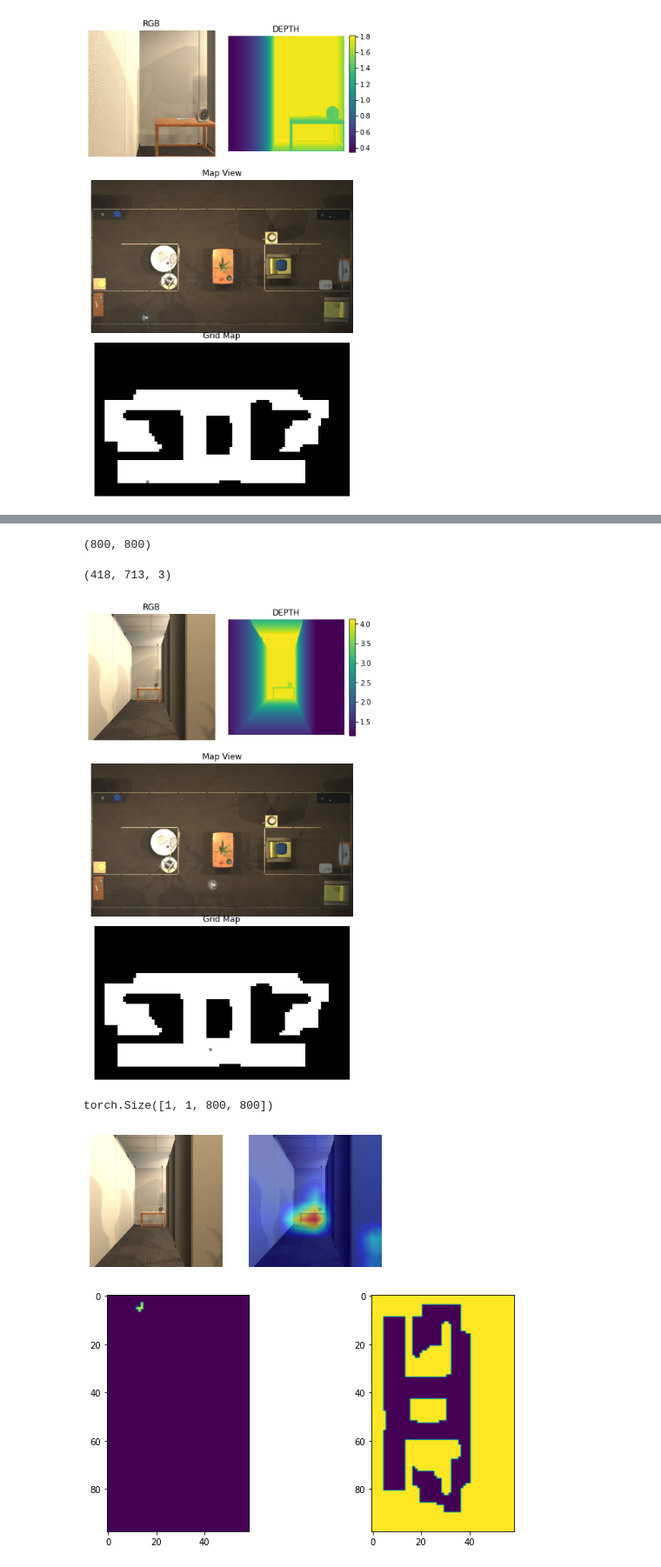
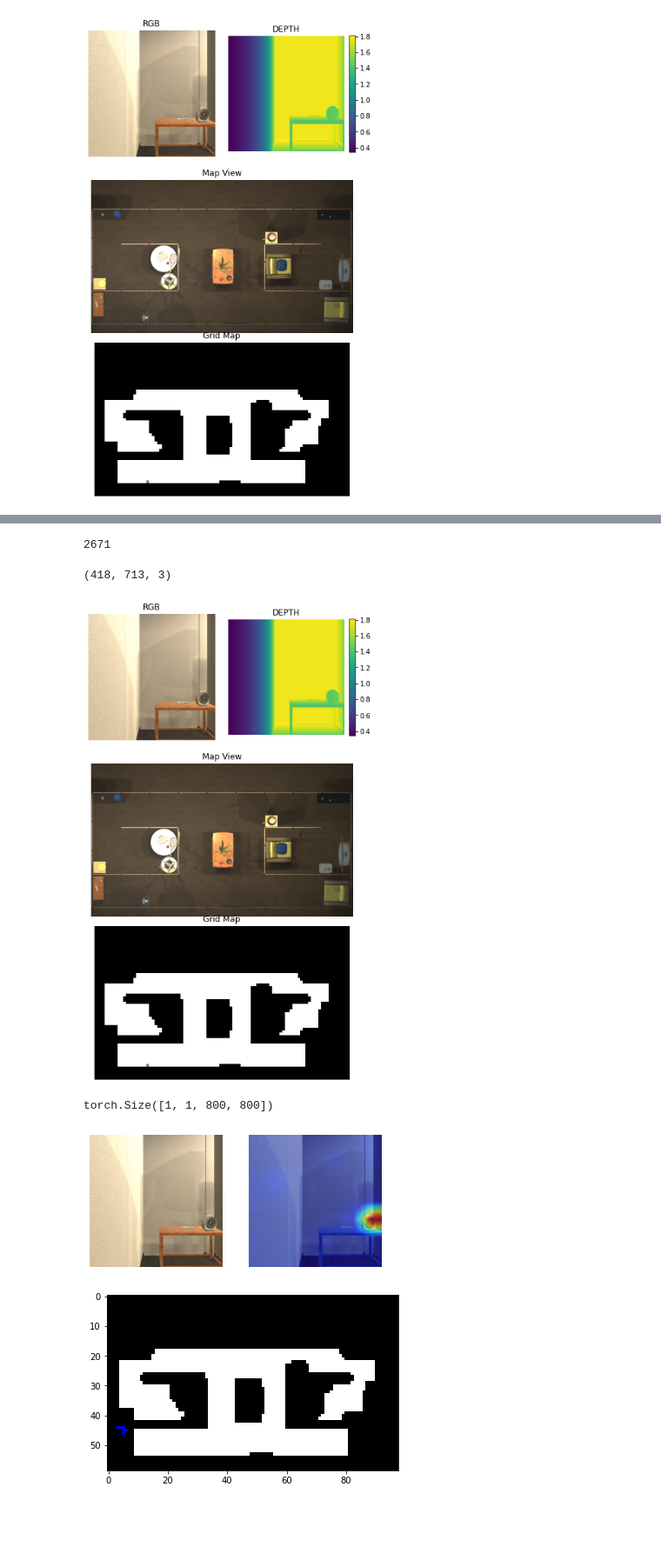
Before and after one commit to jeongeun980906/CoW-Reproduce, a Jupyter notebook: localization.ipynb, the cells around one changed output, grey strips where cells are left out. Shown at 87% size. Cells and saved outputs as stored; diff of their text form; code cells hidden in the pictures; blank space fills up the shorter version.

```diff
--- a/localization.ipynb
+++ b/localization.ipynb
@@ -142,25 +135,25 @@ torch.Size([1, 1, 800, 800])
-# %%
-attn.shape
-# %% [output]
-(800, 800)
+# %%
+sum(sum(attn>0.075))
+# %% [output]
+2671
 # %%
 controller.step(
     action="Teleport",
-    position = rstate[1200],
+    position = rstate[200],
     rotation = dict(x=0,y=270,z=0)
 )
 
 pos = controller.last_event.metadata['agent']['position']
 imshow_grid = sm.plot(pos)
 plot_frames(controller.last_event,imshow_grid)
 
 img= controller.last_event.frame
 attn,_ = clip_gradcam.run(img)
 
 proj.transform(attn,controller,sm)
 # %% [output]
 (418, 713, 3)
-[figure, old version]
+[figure, new version]
 torch.Size([1, 1, 800, 800])
-[figure, old version]
+[figure, new version]
-[figure, old version]
+[figure, new version]
```
Also changed, not shown: parts of 3 cells of this notebook, 3 other files.
